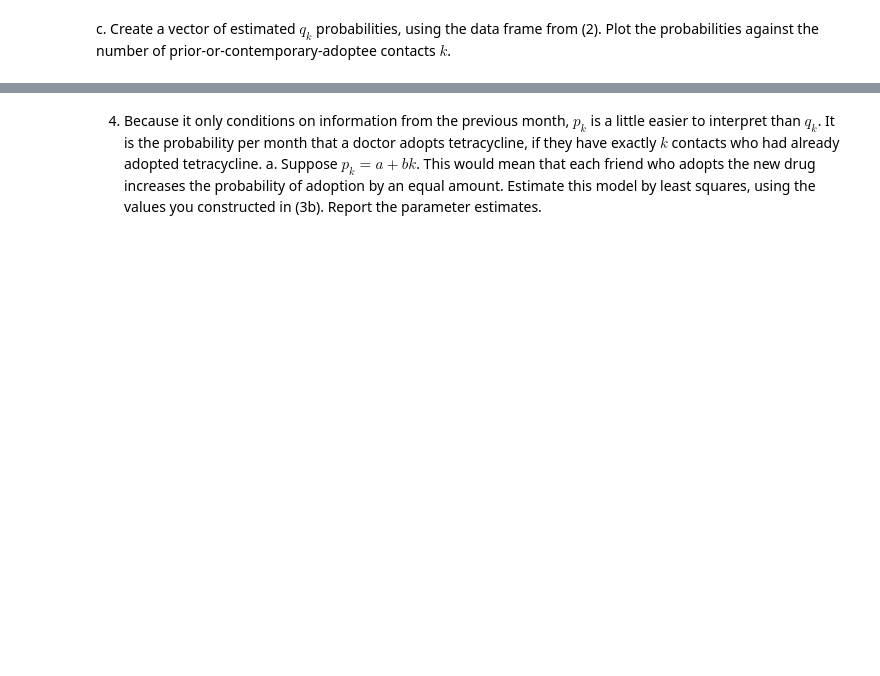
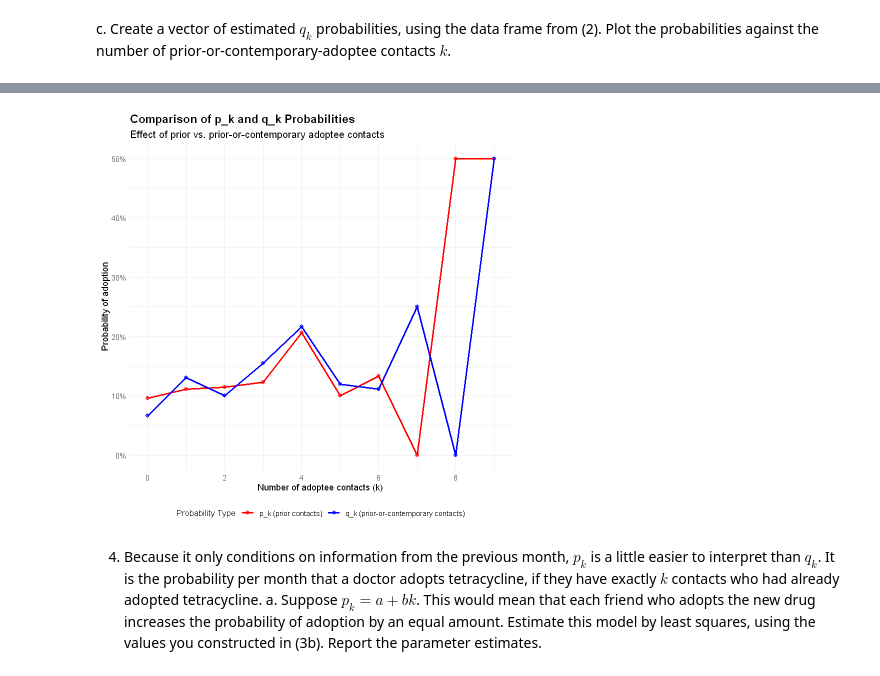
Before and after one commit to AI1379/math-practice, a Jupyter notebook: homework/Homework-04.ipynb, the cells around one changed output, grey strips where cells are left out. Saved outputs shown, nothing was run; the diff lists cells and outputs as text; code cells hidden in the pictures; blank space fills up the shorter version.

```diff
--- a/homework/Homework-04.ipynb
+++ b/homework/Homework-04.ipynb
@@ -45,3 +291,58 @@ and
+# %%
+all_k <- sort(unique(c(k_values, k_values_q)))
+
+p_k_extended <- data.frame(k = all_k)
+p_k_extended$p_k <- sapply(all_k, function(k) {
+    if (k %in% p_k_df$k) {
+        p_k_df$p_k[p_k_df$k == k]
+    } else {
+        NA
+    }
+})
+
+q_k_extended <- data.frame(k = all_k)
+q_k_extended$q_k <- sapply(all_k, function(k) {
+    if (k %in% q_k_df$k) {
+        q_k_df$q_k[q_k_df$k == k]
+    } else {
+        NA
+    }
+})
+
+combined_df <- data.frame(
+    k = rep(all_k, 2),
+    probability = c(p_k_extended$p_k, q_k_extended$q_k),
+    type = rep(c("p_k (prior contacts)", "q_k (prior-or-contemporary contacts)"), each = length(all_k))
+)
+
+combined_df <- combined_df[!is.na(combined_df$probability), ]
+
+ggplot(combined_df, aes(x = k, y = probability, color = type)) +
+    geom_point(size = 2, alpha = 0.7) +
+    geom_line(size = 1) +
+    labs(
+        title = "Comparison of p_k and q_k Probabilities",
+        subtitle = "Effect of prior vs. prior-or-contemporary adoptee contacts",
+        x = "Number of adoptee contacts (k)",
+        y = "Probability of adoption",
+        color = "Probability Type"
+    ) +
+    theme_minimal() +
+    scale_x_continuous(breaks = seq(0, max(all_k), by = 2)) +
+    scale_y_continuous(labels = scales::percent_format()) +
+    scale_color_manual(values = c(
+        "p_k (prior contacts)" = "red",
+        "q_k (prior-or-contemporary contacts)" = "blue"
+    )) +
+    theme(
+        plot.title = element_text(size = 14, face = "bold"),
+        plot.subtitle = element_text(size = 12),
+        axis.title = element_text(size = 11),
+        legend.title = element_text(size = 10),
+        legend.position = "bottom"
+    )
+# %% [output]
+[figure, added]
 # %% [markdown]
 4. Because it only conditions on information from the previous month, $p_k$ is a little easier to interpret than $q_k$.  It is the probability per month that a doctor adopts tetracycline, if they have exactly $k$ contacts who had already adopted tetracycline.
   a. Suppose $p_k = a + bk$.  This would mean that each friend who adopts the new drug increases the probability of adoption by an equal amount.  Estimate this model by least squares, using the values you constructed in (3b).  Report the parameter estimates.
```
Also changed, not shown: parts of 16 cells of this notebook, 7 other files.
